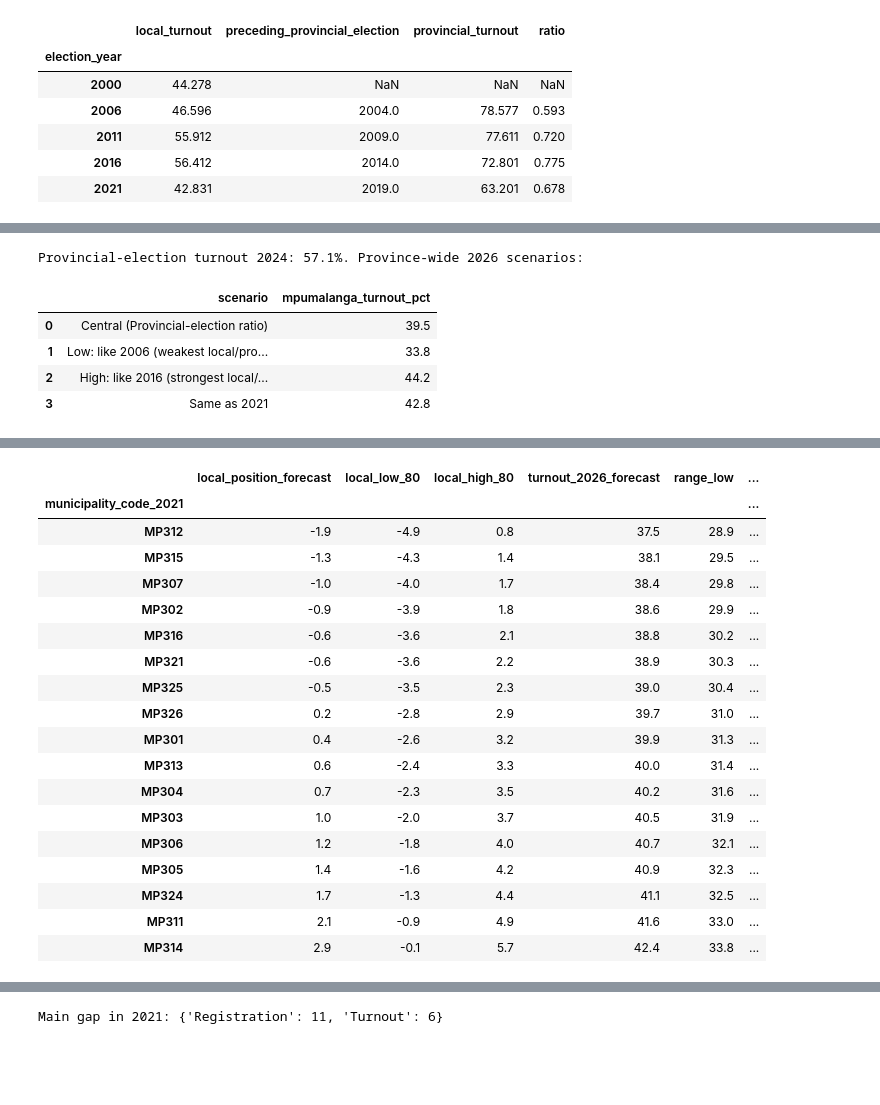
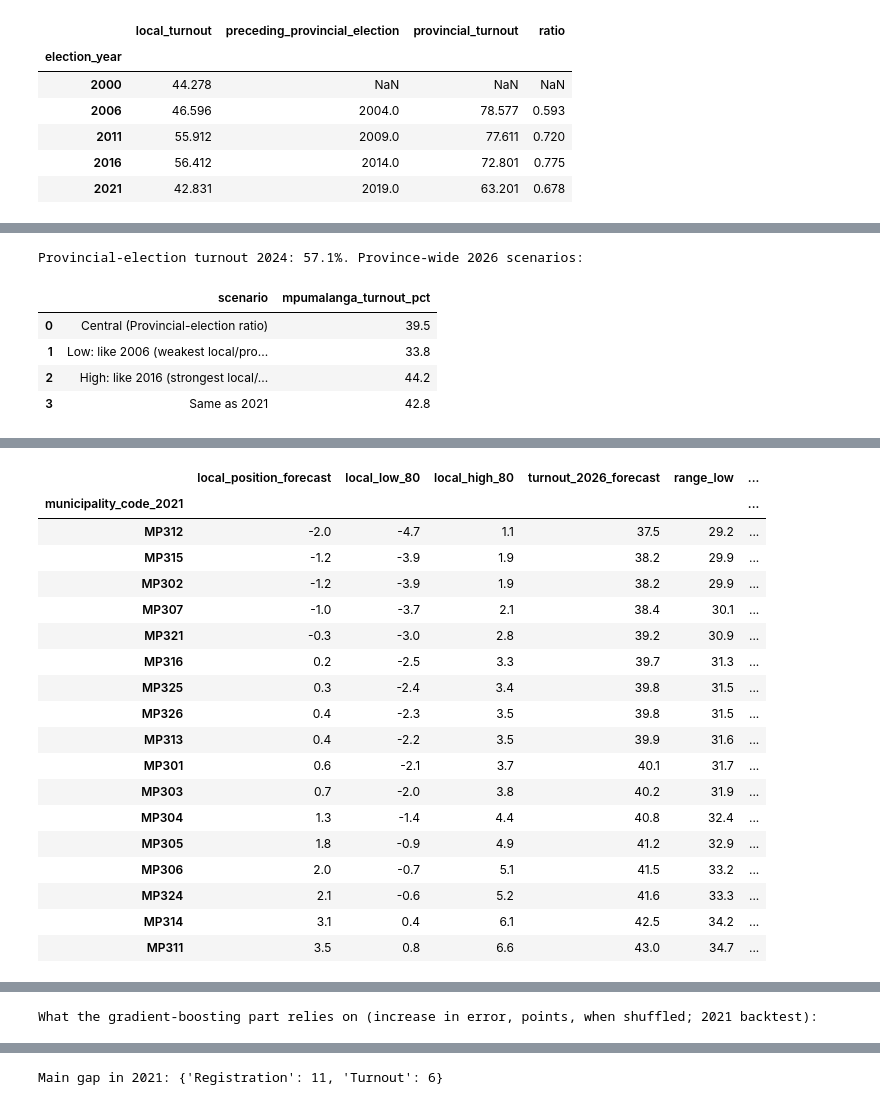
Before and after one commit to jaydenmanca/DIRISA_PROJECT, a Jupyter notebook: model.ipynb, the cells around one changed output, grey strips where cells are left out. Drawn from its saved outputs; the diff is of its cells as text; code cells hidden in the pictures; blank space fills up the shorter version.

```diff
--- a/model.ipynb
+++ b/model.ipynb
@@ -491,7 +499,7 @@ print(f'Voting district x ballot groups with conflicting repeated values: {len(p
 vd_panel = (results_long.groupby(KEY, as_index=False)
             .agg(province=('province', 'first'), municipality_source=('municipality_source', 'first'), ward=('ward', 'first'),
                  registered_voters=('registered_voters', 'max'), spoilt_votes=('spoilt_votes', 'max'),
-                 valid_votes=('party_valid_votes', 'sum'), parties=('party_name', 'nunique'), source_file=('source_file', 'first')))
+                 valid_votes=('party_valid_votes', 'sum'), parties=('party_name', 'nunique'), station_name=('station_name', 'first'), source_file=('source_file', 'first')))
 vd_panel['votes_cast'] = vd_panel['valid_votes'] + vd_panel['spoilt_votes']
 vd_panel['municipality_code'] = vd_panel['municipality_source'].str.split(' - ').str[0].str.strip()
 vd_panel['turnout_pct'] = 100 * vd_panel['votes_cast'] / vd_panel['registered_voters'].where(vd_panel['registered_voters'] > 0)
@@ -1972,6 +2084,8 @@ Local vs preceding provincial-election turnout, Mpumalanga:
 #        2016; fold 3 trains on 2006-2016 and predicts 2021. Both steps are scored:
 #          step 1 (province level): error of each method, in points;
 #          step 2 (local position): every candidate, at district and municipality level.
+# FEATURE TEST: first, each new feature group (swing sensitivity, station venue,
+#        registration surge) is tested on its own; only groups that help are kept.
 # CHOICE RULES (decided before looking at the results):
 #          step 1: the method with the lower average error;
 #          step 2: the candidate with the lowest municipal error that ALSO beats both
@@ -1979,7 +2093,36 @@ Local vs preceding provincial-election turnout, Mpumalanga:
 # LOOK FOR: the province-level errors (large) against the local-position errors (small).
 # =====================================================================================
 FOLDS = {2011: [2006], 2016: [2006, 2011], 2021: [2006, 2011, 2016]}
-RULES = ['Same position as last election', 'Regression to the mean']
+
+# ---- Feature test: does each new feature group improve the local-position model? -----------
+# Each group is added on its own to the ensemble (gradient boosting + regression to the mean),
+# then all together. A group is KEPT only if it lowers the voting-district error AND does not
+# raise the municipal error, averaged over the three backtests.
+def ensemble_backtest(features):
+    rows = []
+    for test_year, train_years in FOLDS.items():
+        train = history[history.target_year.isin(train_years)]
+        test = history[history.target_year == test_year].copy()
+        gb = fit_model(gradient_boosting(), train, features, LOCAL_TARGET)
+        test['pred'] = (gb.predict(test[gb.used_features_]) + fit_shrink(train) * same_position(test)) / 2
+        rows.append(score(test, 'pred', LOCAL_TARGET))
+    return pd.DataFrame(rows).mean()
+
+experiments = {'Current features': LOCAL_FEATURES}
+experiments.update({f'+ {group}': LOCAL_FEATURES + cols for group, cols in NEW_FEATURE_GROUPS.items()})
+experiments['+ all three'] = LOCAL_FEATURES + [c for cols in NEW_FEATURE_GROUPS.values() for c in cols]
+feature_tests = pd.DataFrame({name: ensemble_backtest(cols) for name, cols in experiments.items()}).T
+print('Feature test (average over the three backtests):')
+display(feature_tests[['vd_MAE_pp', 'vd_rank_rho', 'bottom20_found_pct', 'muni_MAE_pp', 'muni_rank_rho']].round(3))
+base_test = feature_tests.loc['Current features']
+KEPT_GROUPS = [g for g in NEW_FEATURE_GROUPS
+               if feature_tests.loc[f'+ {g}', 'vd_MAE_pp'] < base_test['vd_MAE_pp']
+               and feature_tests.loc[f'+ {g}', 'muni_MAE_pp'] <= base_test['muni_MAE_pp']]
+FINAL_LOCAL_FEATURES = LOCAL_FEATURES + [c for g in KEPT_GROUPS for c in NEW_FEATURE_GROUPS[g]]
+print(f"Kept: {KEPT_GROUPS or 'none'}; not kept: {[g for g in NEW_FEATURE_GROUPS if g not in KEPT_GROUPS] or 'none'}")
+
+# ---- Candidate models ------------------------------------------------------------------------
+RULES =['Same position as last election', 'Regression to the mean']
 LOCAL_NAMES = RULES + ['Ridge regression', 'Gradient boosting', 'Gradient boosting + municipal context', 'Ensemble']
 local_rows, province_rows, backtest_preds = [], [], []
 for test_year, train_years in FOLDS.items():
@@ -2127,8 +2278,9 @@ Average over the three backtests (actual turnout):
 # =====================================================================================
 future = features_vd[features_vd.target_year == 2026].copy()
 future['registered_voters'] = future['voting_district'].map(vd_reg[2021])      # 2021 district size as the weight
+future['vd_beta_x_expected_swing'] = (future['vd_beta'] - 1) * expected_swing(2026)
 shrink_all = fit_shrink(history)
-gb_final = fit_model(gradient_boosting(), history, LOCAL_FEATURES, LOCAL_TARGET)
+gb_final = fit_model(gradient_boosting(), history, FINAL_LOCAL_FEATURES, LOCAL_TARGET)
 local_2026 = {'Same position as last election': same_position(future),
               'Regression to the mean': shrink_all * same_position(future),
               'Gradient boosting': gb_final.predict(future[gb_final.used_features_])}
@@ -2178,9 +2330,12 @@ display(forecast_2026.sort_values('local_position_forecast').round(1))
 print(f"At-risk voting districts (lowest fifth): {int(future['at_risk_district'].sum())} districts, "
       f"{future.loc[future['at_risk_district'], 'registered_voters'].sum():,.0f} registered voters (2021 roll). Lowest 10:")
 display(future.nsmallest(10, 'local_position_forecast')[['voting_district', 'municipality_name_2021', 'registered_voters',
-                                                          'vd_turnout_lag1', 'local_position_forecast', 'turnout_forecast']].round(1))
+                                                          'venue_type', 'vd_turnout_lag1', 'local_position_forecast', 'turnout_forecast']].round(1))
+print('Venue of the at-risk districts vs all districts (% of stations):')
+display(pd.DataFrame({'at_risk': future.loc[future['at_risk_district'], 'venue_type'].value_counts(normalize=True),
+                      'all': future['venue_type'].value_counts(normalize=True)}).mul(100).round(1))
 
-m_bt = fit_model(gradient_boosting(), history[history.target_year < 2021], LOCAL_FEATURES, LOCAL_TARGET)
+m_bt = fit_model(gradient_boosting(), history[history.target_year < 2021], FINAL_LOCAL_FEATURES, LOCAL_TARGET)
 bt21 = backtest_preds[-1]
 imp = permutation_importance(m_bt, bt21[m_bt.used_features_], bt21[LOCAL_TARGET], sample_weight=bt21['registered_voters'],
                              n_repeats=5, random_state=RANDOM_SEED, scoring='neg_mean_absolute_error')
@@ -2199,19 +2354,19 @@ Local position 80% range from backtests: -3.0 to +2.7 points around each municip
 |  | local_position_forecast | local_low_80 | local_high_80 | turnout_2026_forecast | range_low | ... |
 | municipality_code_2021 |  |  |  |  |  | ... |
-| MP312 | -1.9 | -4.9 | 0.8 | 37.5 | 28.9 | ... |
-| MP315 | -1.3 | -4.3 | 1.4 | 38.1 | 29.5 | ... |
-| MP307 | -1.0 | -4.0 | 1.7 | 38.4 | 29.8 | ... |
-| MP302 | -0.9 | -3.9 | 1.8 | 38.6 | 29.9 | ... |
-| MP316 | -0.6 | -3.6 | 2.1 | 38.8 | 30.2 | ... |
-| MP321 | -0.6 | -3.6 | 2.2 | 38.9 | 30.3 | ... |
-| MP325 | -0.5 | -3.5 | 2.3 | 39.0 | 30.4 | ... |
-| MP326 | 0.2 | -2.8 | 2.9 | 39.7 | 31.0 | ... |
-| MP301 | 0.4 | -2.6 | 3.2 | 39.9 | 31.3 | ... |
-| MP313 | 0.6 | -2.4 | 3.3 | 40.0 | 31.4 | ... |
-| MP304 | 0.7 | -2.3 | 3.5 | 40.2 | 31.6 | ... |
-| MP303 | 1.0 | -2.0 | 3.7 | 40.5 | 31.9 | ... |
-| MP306 | 1.2 | -1.8 | 4.0 | 40.7 | 32.1 | ... |
-| MP305 | 1.4 | -1.6 | 4.2 | 40.9 | 32.3 | ... |
-| MP324 | 1.7 | -1.3 | 4.4 | 41.1 | 32.5 | ... |
-| MP311 | 2.1 | -0.9 | 4.9 | 41.6 | 33.0 | ... |
-| MP314 | 2.9 | -0.1 | 5.7 | 42.4 | 33.8 | ... |
+| MP312 | -2.0 | -4.7 | 1.1 | 37.5 | 29.2 | ... |
+| MP315 | -1.2 | -3.9 | 1.9 | 38.2 | 29.9 | ... |
+| MP302 | -1.2 | -3.9 | 1.9 | 38.2 | 29.9 | ... |
+| MP307 | -1.0 | -3.7 | 2.1 | 38.4 | 30.1 | ... |
+| MP321 | -0.3 | -3.0 | 2.8 | 39.2 | 30.9 | ... |
+| MP316 | 0.2 | -2.5 | 3.3 | 39.7 | 31.3 | ... |
+| MP325 | 0.3 | -2.4 | 3.4 | 39.8 | 31.5 | ... |
+| MP326 | 0.4 | -2.3 | 3.5 | 39.8 | 31.5 | ... |
+| MP313 | 0.4 | -2.2 | 3.5 | 39.9 | 31.6 | ... |
+| MP301 | 0.6 | -2.1 | 3.7 | 40.1 | 31.7 | ... |
+| MP303 | 0.7 | -2.0 | 3.8 | 40.2 | 31.9 | ... |
+| MP304 | 1.3 | -1.4 | 4.4 | 40.8 | 32.4 | ... |
+| MP305 | 1.8 | -0.9 | 4.9 | 41.2 | 32.9 | ... |
+| MP306 | 2.0 | -0.7 | 5.1 | 41.5 | 33.2 | ... |
+| MP324 | 2.1 | -0.6 | 5.2 | 41.6 | 33.3 | ... |
+| MP314 | 3.1 | 0.4 | 6.1 | 42.5 | 34.2 | ... |
+| MP311 | 3.5 | 0.8 | 6.6 | 43.0 | 34.7 | ... |
@@ -2243,0 +2395 @@ What the gradient-boosting part relies on (increase in error, points, when shuff
+What the gradient-boosting part relies on (increase in error, points, when shuffled; 2021 backtest):
```
Also changed, not shown: parts of 28 cells of this notebook, 25 other files.
